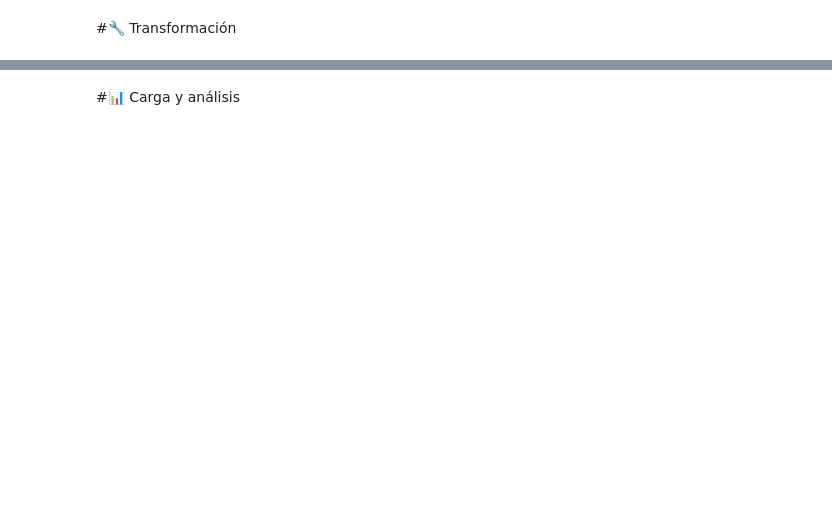
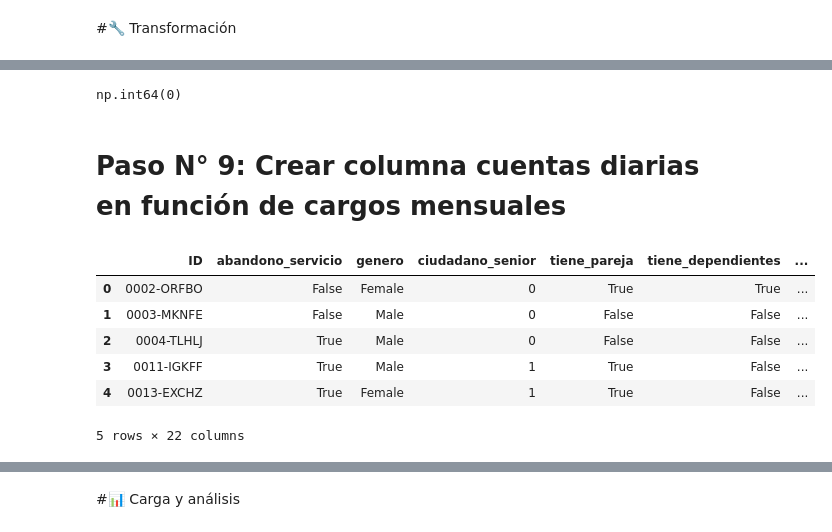
Before and after one commit to JoseIng-EO/challenge2-data-science-telecom-x, a Jupyter notebook: TelecomX_LATAM.ipynb, the cells around one changed output, grey strips where cells are left out. Cells and saved outputs as stored; diff of their text form; code cells hidden in the pictures; blank space fills up the shorter version.

```diff
--- a/TelecomX_LATAM.ipynb
+++ b/TelecomX_LATAM.ipynb
@@ -97 +280,19 @@ df_telecomx_normalizado.head()
 5 rows × 21 columns
+# %%
+# Verificar valores duplicados
+df_telecomx.duplicated().sum()
+# %% [output]
+np.int64(0)
+# %% [markdown]
+# Paso N° 9: Crear columna cuentas diarias en función de cargos mensuales
+# %%
+df_telecomx['cuentas_diarias'] = df_telecomx['cargos_mensuales'].astype(float) / 30
+df_telecomx.head()
+# %% [output]
+|  | ID | abandono_servicio | genero | ciudadano_senior | tiene_pareja | tiene_dependientes | ... |
+| 0 | 0002-ORFBO | False | Female | 0 | True | True | ... |
+| 1 | 0003-MKNFE | False | Male | 0 | False | False | ... |
+| 2 | 0004-TLHLJ | True | Male | 0 | False | False | ... |
+| 3 | 0011-IGKFF | True | Male | 1 | True | False | ... |
+| 4 | 0013-EXCHZ | True | Female | 1 | True | False | ... |
+5 rows × 22 columns
```
Also changed, not shown: parts of 41 cells of this notebook.
